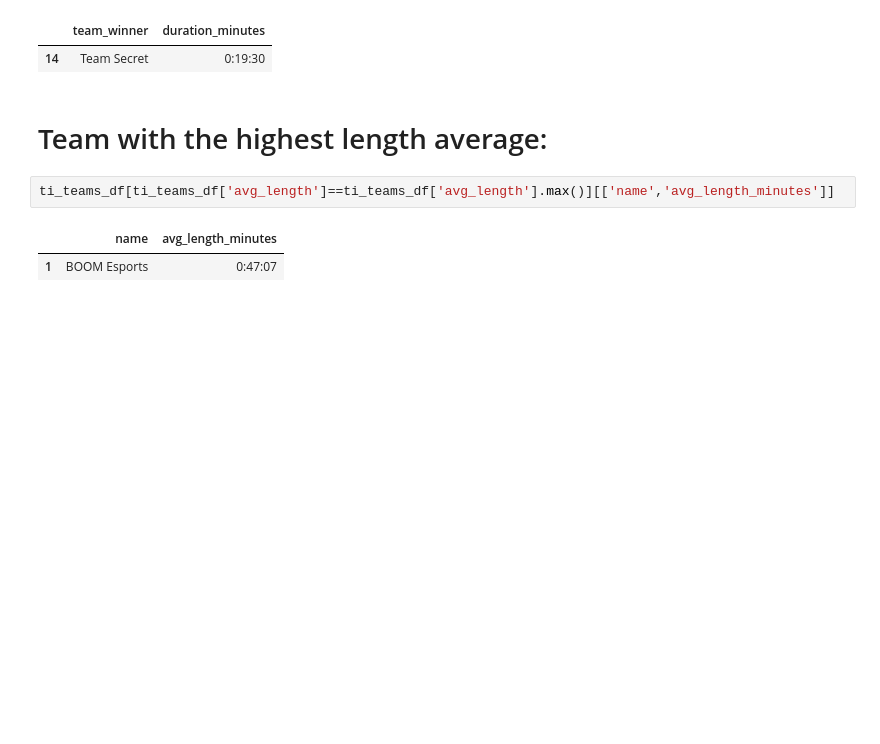
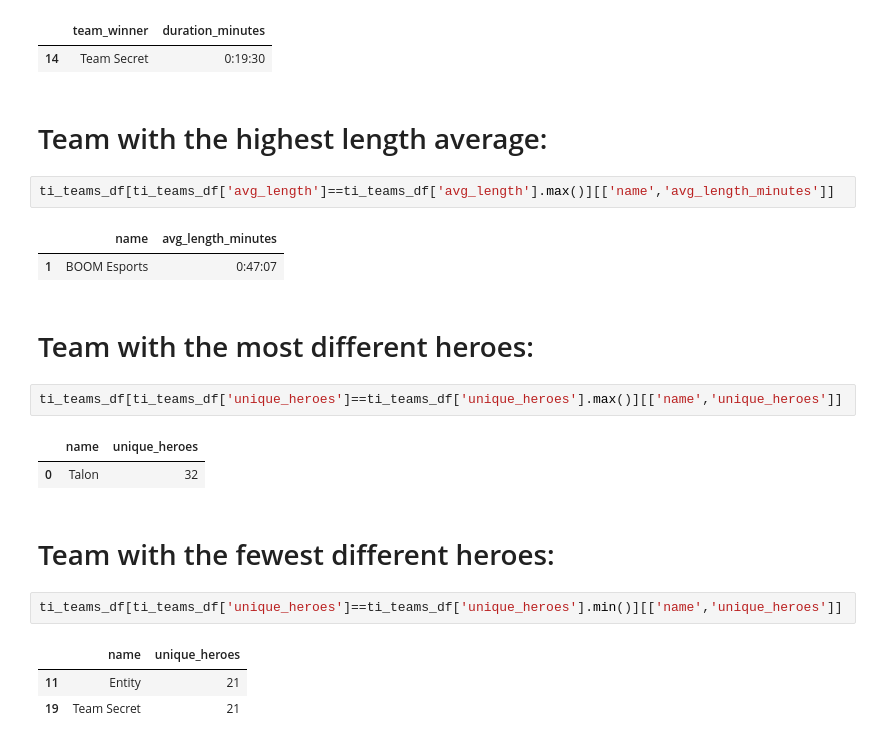
Before and after one commit to jerardalcao/ti11-predictions-tracker, a Jupyter notebook: ti11predictions.ipynb, the cells around one changed output. Cells and saved outputs as stored; diff of their text form; blank space fills up the shorter version.

```diff
--- a/ti11predictions.ipynb
+++ b/ti11predictions.ipynb
@@ -447,3 +462,18 @@ ti_teams_df[ti_teams_df['avg_length']==ti_teams_df['avg_length'].max()][['name',
 # %% [output]
 |  | name | avg_length_minutes |
 | 1 | BOOM Esports | 0:47:07 |
+# %% [markdown]
+# Team with the most different heroes:
+# %%
+ti_teams_df[ti_teams_df['unique_heroes']==ti_teams_df['unique_heroes'].max()][['name','unique_heroes']]
+# %% [output]
+|  | name | unique_heroes |
+| 0 | Talon | 32 |
+# %% [markdown]
+# Team with the fewest different heroes:
+# %%
+ti_teams_df[ti_teams_df['unique_heroes']==ti_teams_df['unique_heroes'].min()][['name','unique_heroes']]
+# %% [output]
+|  | name | unique_heroes |
+| 11 | Entity | 21 |
+| 19 | Team Secret | 21 |
```
Also changed, not shown: parts of 15 cells of this notebook, 8 other files.
